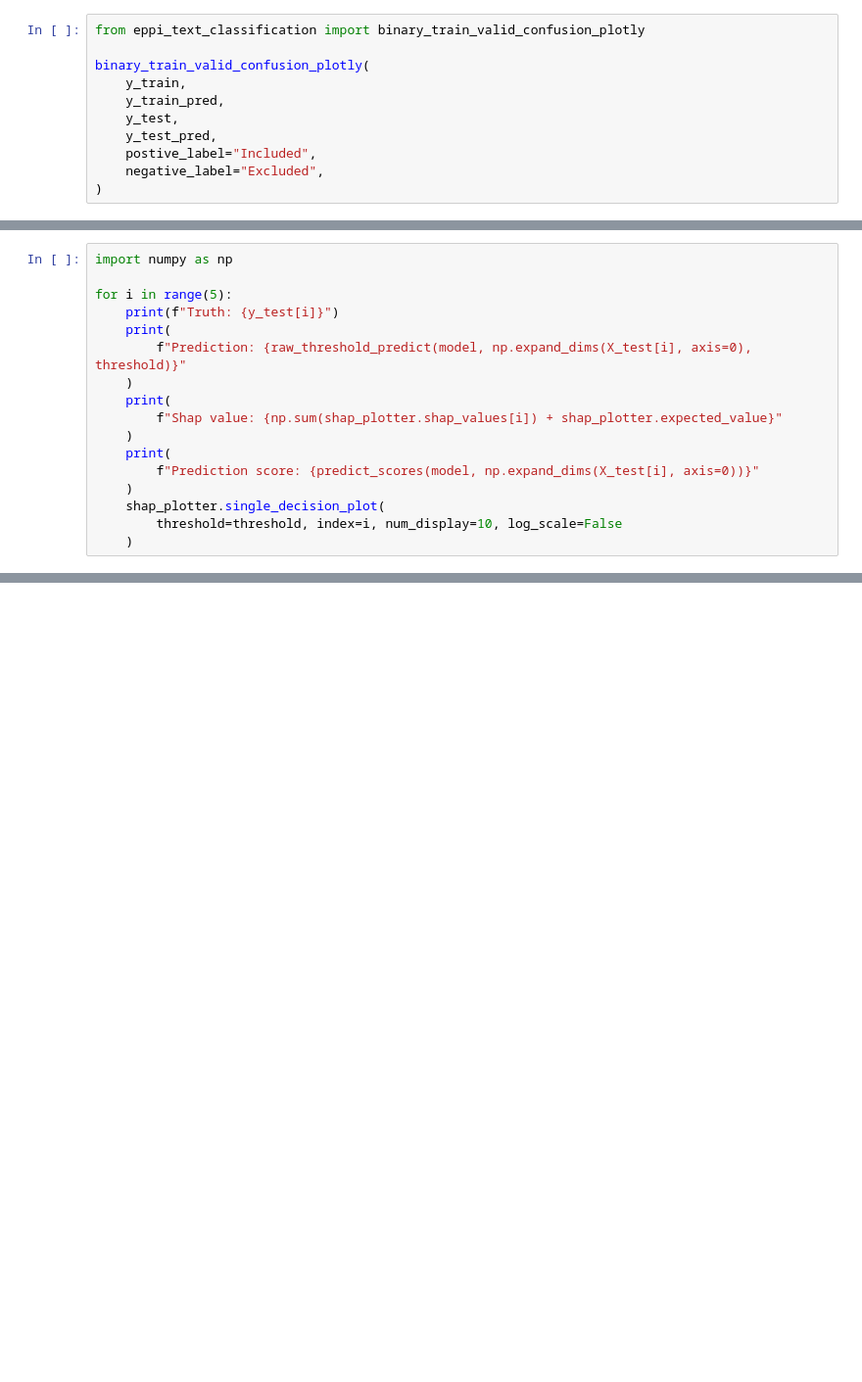
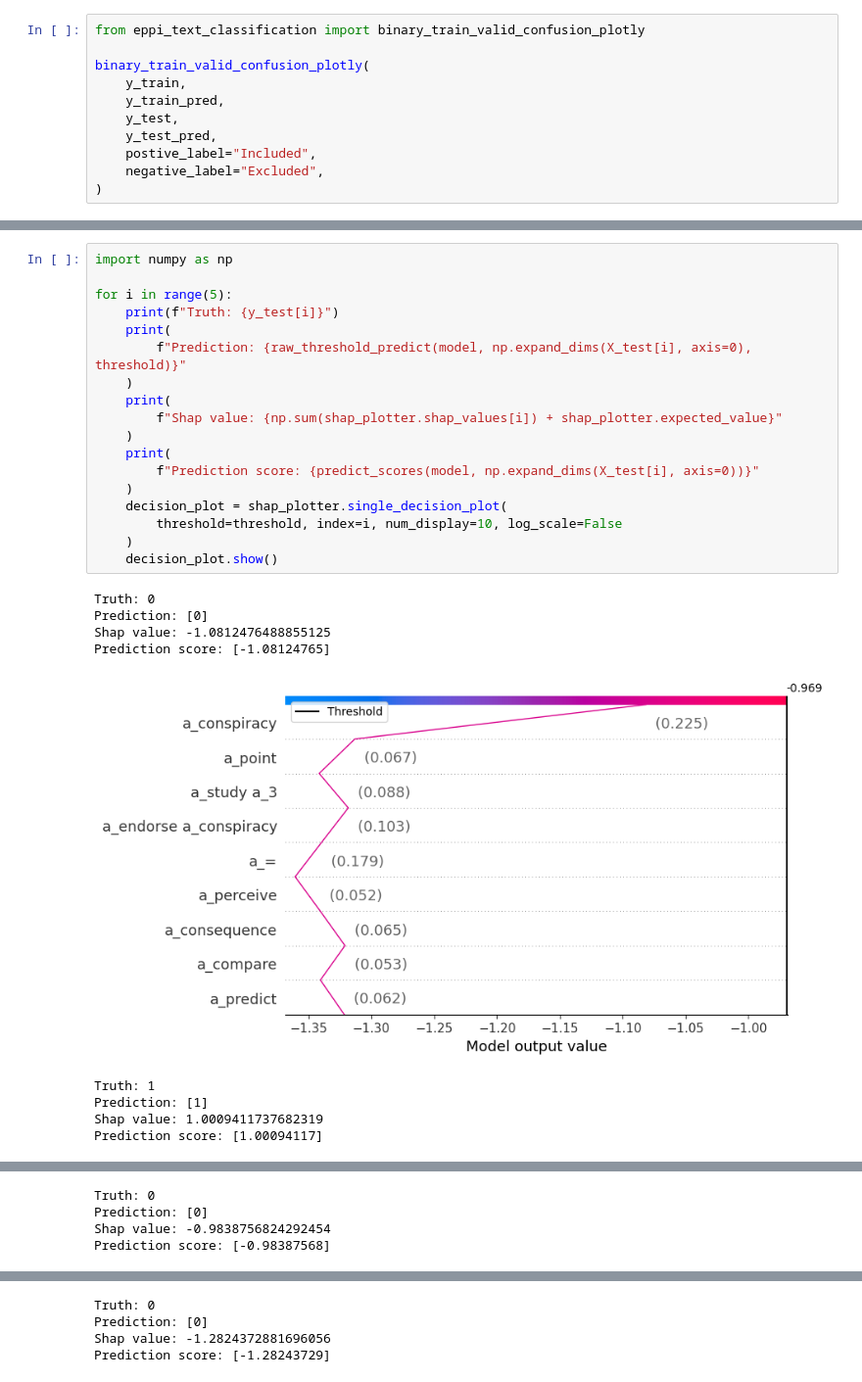
Before and after one commit to samjmolyneux/eppi-text-classification, a Jupyter notebook: notebooks/svm/svm_binary.ipynb, the cells around one changed output, grey strips where cells are left out. Shown at 98% size. Drawn from its saved outputs; the diff is of its cells as text; blank space fills up the shorter version.

```diff
--- a/notebooks/svm/svm_binary.ipynb
+++ b/notebooks/svm/svm_binary.ipynb
@@ -141,17 +149,28 @@ shap_plotter.decision_plot(threshold=threshold, num_display=10)
 # %%
 import numpy as np
 
 for i in range(5):
     print(f"Truth: {y_test[i]}")
     print(
         f"Prediction: {raw_threshold_predict(model, np.expand_dims(X_test[i], axis=0), threshold)}"
     )
     print(
         f"Shap value: {np.sum(shap_plotter.shap_values[i]) + shap_plotter.expected_value}"
     )
     print(
         f"Prediction score: {predict_scores(model, np.expand_dims(X_test[i], axis=0))}"
     )
-    shap_plotter.single_decision_plot(
+    decision_plot = shap_plotter.single_decision_plot(
         threshold=threshold, index=i, num_display=10, log_scale=False
     )
+    decision_plot.show()
+# %% [output]
+Truth: 0
+Prediction: [0]
+Shap value: -1.0812476488855125
+Prediction score: [-1.08124765]
+[figure, added]
+Truth: 1
+Prediction: [1]
+Shap value: 1.0009411737682319
+Prediction score: [1.00094117]
@@ -157,0 +178,4 @@ for i in range(5):
+Truth: 0
+Prediction: [0]
+Shap value: -0.9838756824292454
+Prediction score: [-0.98387568]
@@ -157,0 +183,4 @@ for i in range(5):
+Truth: 0
+Prediction: [0]
+Shap value: -1.2824372881696056
+Prediction score: [-1.28243729]
```
Also changed, not shown: parts of 5 cells of this notebook, 19 other files.
